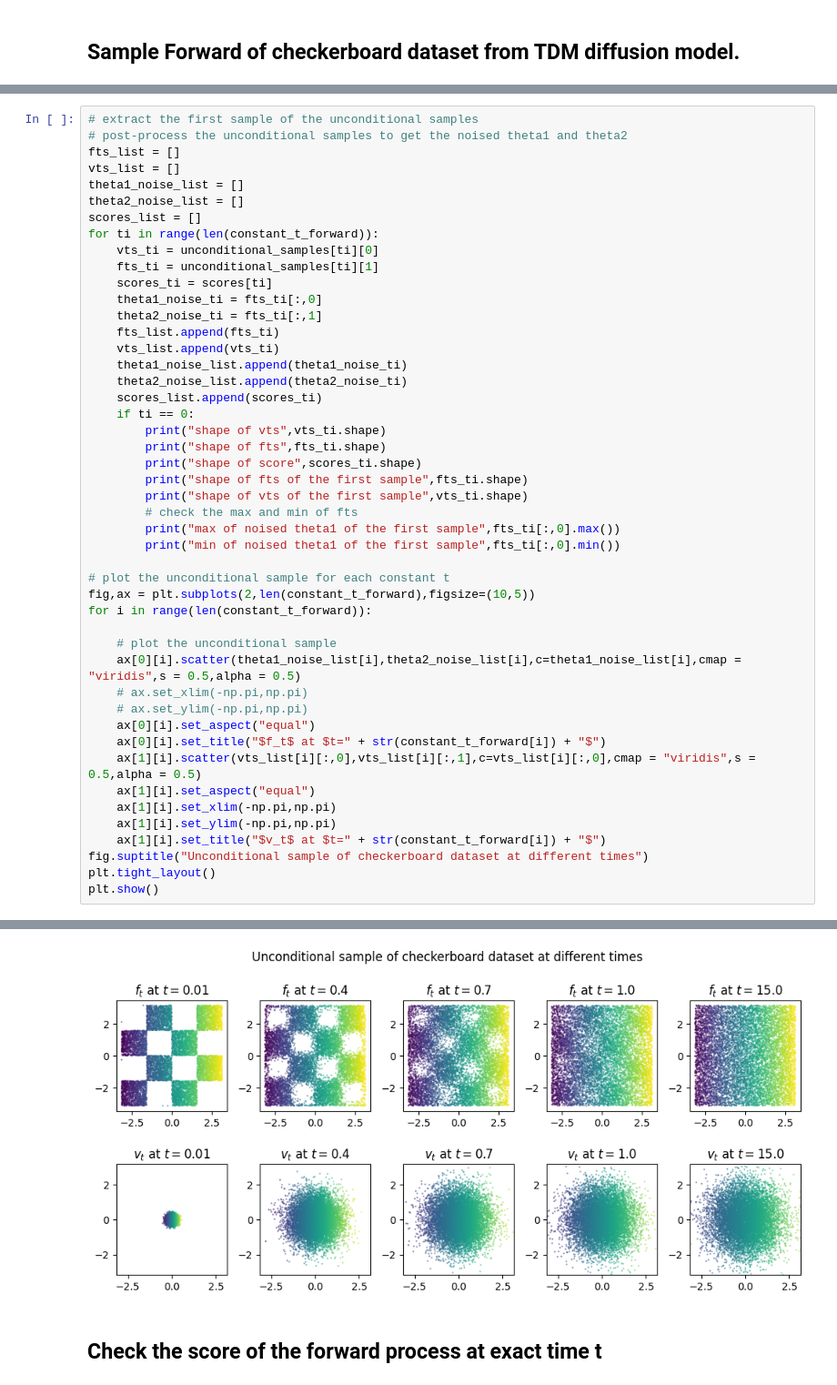
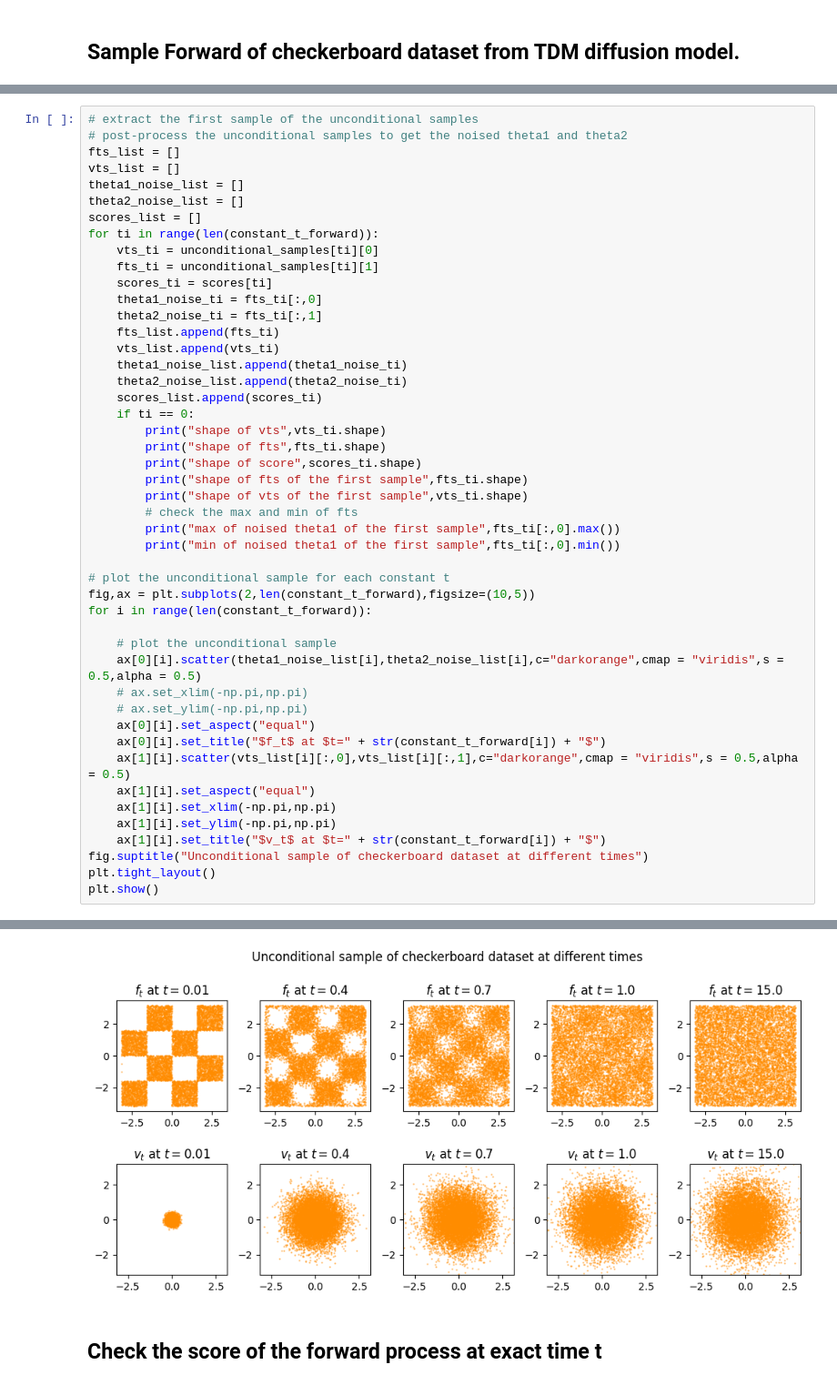
Before and after one commit to MateosCz/diffusion-playground, a Jupyter notebook: checkerboard_analysis.ipynb, the cells around one changed output, grey strips where cells are left out. Shown at 91% size. Saved outputs shown, nothing was run; the diff lists cells and outputs as text.

```diff
--- a/checkerboard_analysis.ipynb
+++ b/checkerboard_analysis.ipynb
@@ -150,12 +154,12 @@ fig,ax = plt.subplots(2,len(constant_t_forward),figsize=(10,5))
 for i in range(len(constant_t_forward)):
 
     # plot the unconditional sample
-    ax[0][i].scatter(theta1_noise_list[i],theta2_noise_list[i],c=theta1_noise_list[i],cmap = "viridis",s = 0.5,alpha = 0.5)
+    ax[0][i].scatter(theta1_noise_list[i],theta2_noise_list[i],c="darkorange",cmap = "viridis",s = 0.5,alpha = 0.5)
     # ax.set_xlim(-np.pi,np.pi)
     # ax.set_ylim(-np.pi,np.pi)
     ax[0][i].set_aspect("equal")
     ax[0][i].set_title("$f_t$ at $t=" + str(constant_t_forward[i]) + "$")
-    ax[1][i].scatter(vts_list[i][:,0],vts_list[i][:,1],c=vts_list[i][:,0],cmap = "viridis",s = 0.5,alpha = 0.5)
+    ax[1][i].scatter(vts_list[i][:,0],vts_list[i][:,1],c="darkorange",cmap = "viridis",s = 0.5,alpha = 0.5)
     ax[1][i].set_aspect("equal")
     ax[1][i].set_xlim(-np.pi,np.pi)
     ax[1][i].set_ylim(-np.pi,np.pi)
@@ -174,4 +178,4 @@ min of noised theta1 of the first sample tensor(-3.1414)
-[figure, old version]
+[figure, new version]
 # %% [markdown]
 ## Check the score of the forward process at exact time t
 # %%
```
Also changed, not shown: parts of 17 cells of this notebook, 5 other files.
